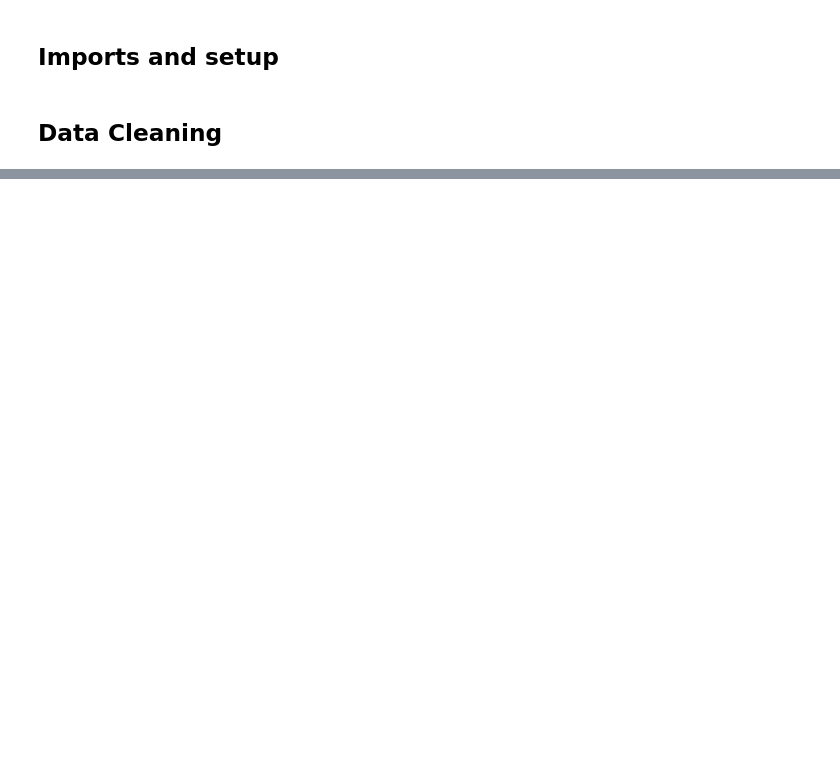
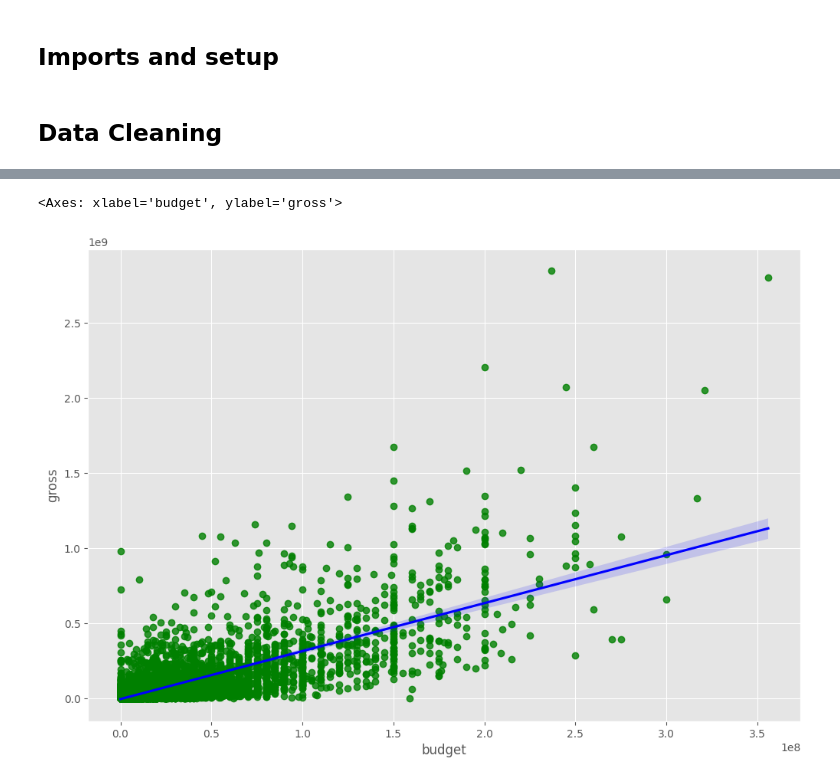
Before and after one commit to caueoliveiraaa/data_analysis_projects, a Jupyter notebook: python_movie_script/main.ipynb, the cells around one changed output, grey strips where cells are left out. Cells and saved outputs as stored; diff of their text form; code cells hidden in the pictures; blank space fills up the shorter version.

Commit message:
Creating a budget vs gross earnings plot using seaborn

```diff
--- a/python_movie_script/main.ipynb
+++ b/python_movie_script/main.ipynb
@@ -94,0 +95,6 @@ plt.show()
+# %%
+# Regression plot budget vs gross earnings using seaborn
+sns.regplot(x='budget', y='gross', data=df, scatter_kws={'color': 'green'}, line_kws={'color': 'blue'})
+# %% [output]
+<Axes: xlabel='budget', ylabel='gross'>
+[figure, added]
```
Also changed, not shown: parts of 2 cells of this notebook.
